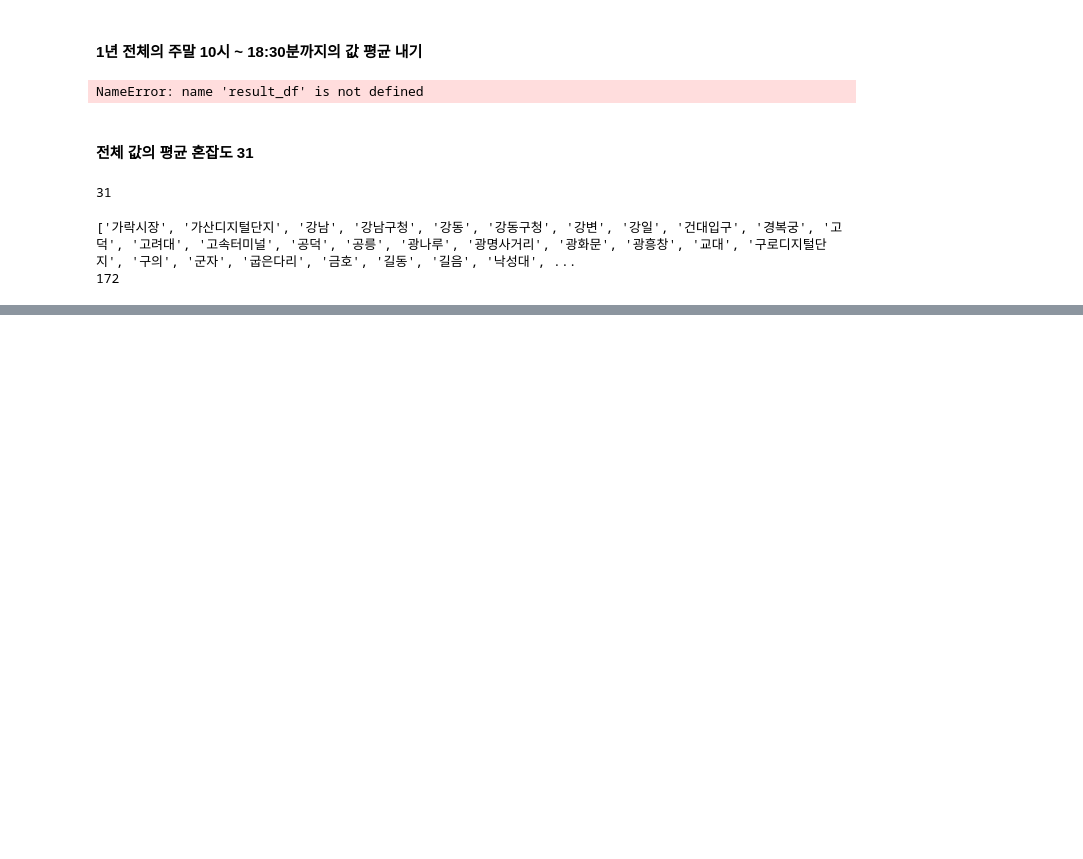
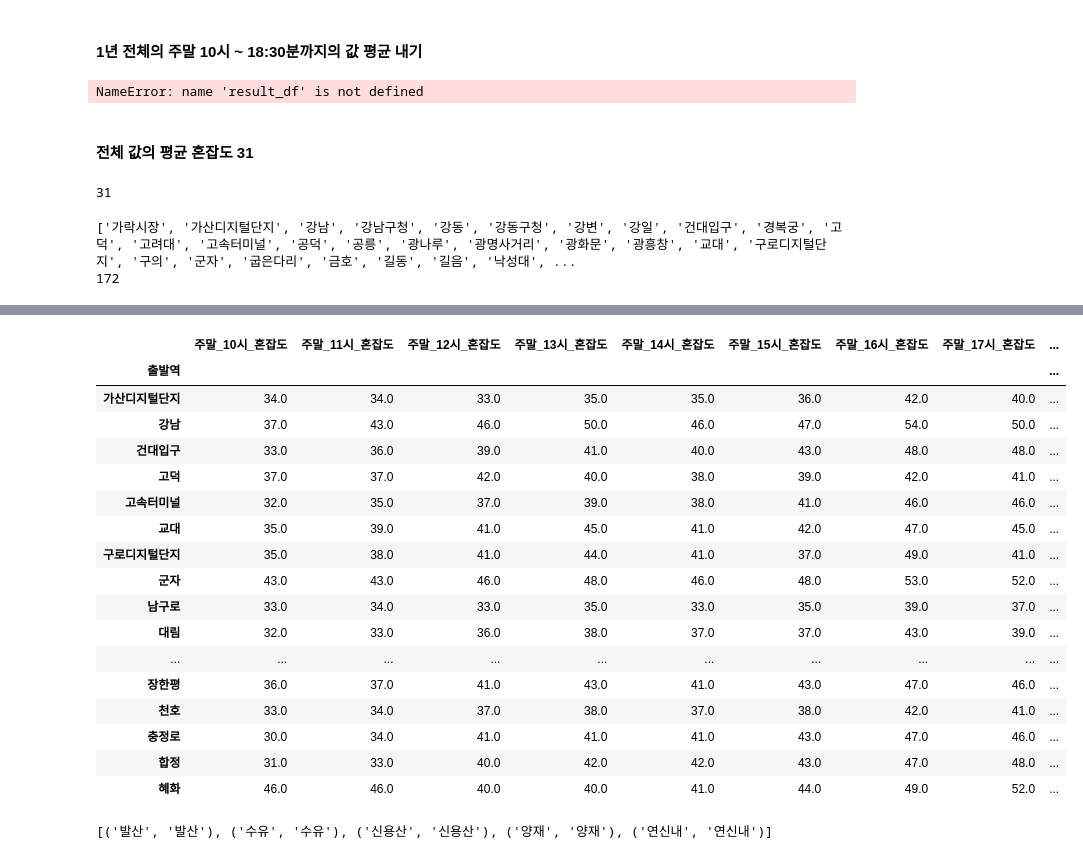
Before and after one commit to addinedu-ros-9th/eda-repo-5, a Jupyter notebook: visualization/subway_filter.ipynb, the cells around one changed output, grey strips where cells are left out. Cells and saved outputs as stored; diff of their text form; code cells hidden in the pictures; blank space fills up the shorter version.

```diff
--- a/visualization/subway_filter.ipynb
+++ b/visualization/subway_filter.ipynb
@@ -331,7 +329,7 @@ subway_level0331
 1668 rows × 44 columns
 # %%
 import pandas as pd
-subway_level0630 = pd.read_csv("/home/mac/project_ws/서울교통공사_지하철혼잡도정보_20240630.csv",encoding="euc-kr", index_col = 0)
+subway_level0630 = pd.read_csv("/home/mac/project_ws/eda-repo-5/data/서울교통공사_지하철혼잡도정보_20240630.csv",encoding="euc-kr", index_col = 0)
 subway_level0630
 # %% [output]
 |  | 요일구분 | 호선 | 역번호 | 출발역 | 상하구분 | 5시30분 | 6시00분 | 6시30분 | 7시00분 | 7시30분 | ... | ... |
@@ -350,7 +348,7 @@ subway_level0630
 1668 rows × 44 columns
 # %%
 import pandas as pd
-subway_level1231 = pd.read_csv("/home/mac/project_ws/서울교통공사_지하철혼잡도정보_20241231.csv",encoding="euc-kr", index_col = 0)
+subway_level1231 = pd.read_csv("/home/mac/project_ws/eda-repo-5/data/서울교통공사_지하철혼잡도정보_20241231.csv",encoding="euc-kr", index_col = 0)
 subway_level1231
 # %% [output]
 |  | 요일구분 | 호선 | 역번호 | 출발역 | 상하구분 | 5시30분 | 6시00분 | 6시30분 | 7시00분 | 7시30분 | ... | ... |
@@ -479,0 +607,23 @@ print(len(high_congestion_stations))
+# %%
+# 1시간 단위 시간대 설정 (30분 단위 컬럼 2개씩 묶기)
+time_columns = {
+    '10시': ['10시00분', '10시30분'],
+    '11시': ['11시00분', '11시30분'],
+    '12시': ['12시00분', '12시30분'],
+    '13시': ['13시00분', '13시30분'],
+    '14시': ['14시00분', '14시30분'],
+    '15시': ['15시00분', '15시30분'],
+    '16시': ['16시00분', '16시30분'],
+    '17시': ['17시00분', '17시30분'],
+    '18시': ['18시00분', '18시30분'],
+
+}
+
+# 결과 저장용 빈 데이터프레임 생성
+result_columns = ['출발역']
+for day in ['주말']:
+    for hour in time_columns.keys():
+        result_columns.append(f'{day}_{hour}_혼잡도')
+
+result_df = pd.DataFrame(columns=result_columns, data=weekend_df)
+result_df
@@ -479,0 +644,10 @@ print(len(high_congestion_stations))
+# %%
+# 주말 데이터 처리
+for hour, cols in time_columns.items():
+    if all(col in weekend_df.columns for col in cols):
+        hour_avg = weekend_df.groupby('출발역')[cols].mean().mean(axis=1).round().astype(float)
+
+        for station, avg in hour_avg.items():
+            idx = result_df[result_df['출발역'] == station].index
+            if len(idx) > 0:
+                result_df.loc[idx, f'주말_{hour}_혼잡도'] = avg
@@ -479,0 +670,24 @@ print(len(high_congestion_stations))
+# %%
+# 출발역 기준으로 그룹화 → 나머지 시간대별 컬럼 평균 내기
+del weekend_df['상하구분']
+df_grouped = result_df.groupby("출발역").mean()
+df_grouped
+# %% [output]
+|  | 주말_10시_혼잡도 | 주말_11시_혼잡도 | 주말_12시_혼잡도 | 주말_13시_혼잡도 | 주말_14시_혼잡도 | 주말_15시_혼잡도 | 주말_16시_혼잡도 | 주말_17시_혼잡도 | ... |
+| 출발역 |  |  |  |  |  |  |  |  | ... |
+| 가산디지털단지 | 34.0 | 34.0 | 33.0 | 35.0 | 35.0 | 36.0 | 42.0 | 40.0 | ... |
+| 강남 | 37.0 | 43.0 | 46.0 | 50.0 | 46.0 | 47.0 | 54.0 | 50.0 | ... |
+| 건대입구 | 33.0 | 36.0 | 39.0 | 41.0 | 40.0 | 43.0 | 48.0 | 48.0 | ... |
+| 고덕 | 37.0 | 37.0 | 42.0 | 40.0 | 38.0 | 39.0 | 42.0 | 41.0 | ... |
+| 고속터미널 | 32.0 | 35.0 | 37.0 | 39.0 | 38.0 | 41.0 | 46.0 | 46.0 | ... |
+| 교대 | 35.0 | 39.0 | 41.0 | 45.0 | 41.0 | 42.0 | 47.0 | 45.0 | ... |
+| 구로디지털단지 | 35.0 | 38.0 | 41.0 | 44.0 | 41.0 | 37.0 | 49.0 | 41.0 | ... |
+| 군자 | 43.0 | 43.0 | 46.0 | 48.0 | 46.0 | 48.0 | 53.0 | 52.0 | ... |
+| 남구로 | 33.0 | 34.0 | 33.0 | 35.0 | 33.0 | 35.0 | 39.0 | 37.0 | ... |
+| 대림 | 32.0 | 33.0 | 36.0 | 38.0 | 37.0 | 37.0 | 43.0 | 39.0 | ... |
+| ... | ... | ... | ... | ... | ... | ... | ... | ... | ... |
+| 장한평 | 36.0 | 37.0 | 41.0 | 43.0 | 41.0 | 43.0 | 47.0 | 46.0 | ... |
+| 천호 | 33.0 | 34.0 | 37.0 | 38.0 | 37.0 | 38.0 | 42.0 | 41.0 | ... |
+| 충정로 | 30.0 | 34.0 | 41.0 | 41.0 | 41.0 | 43.0 | 47.0 | 46.0 | ... |
+| 합정 | 31.0 | 33.0 | 40.0 | 42.0 | 42.0 | 43.0 | 47.0 | 48.0 | ... |
+| 혜화 | 46.0 | 46.0 | 40.0 | 40.0 | 41.0 | 44.0 | 49.0 | 52.0 | ... |
@@ -479,0 +696,5 @@ print(len(high_congestion_stations))
+# %%
+역별_평균_리스트 = 역별_선택열_평균[역별_선택열_평균 < 31].index.tolist()
+역별_평균_리스트
+# %% [output]
+[('발산', '발산'), ('수유', '수유'), ('신용산', '신용산'), ('양재', '양재'), ('연신내', '연신내')]
```
Also changed, not shown: parts of 25 cells of this notebook.
